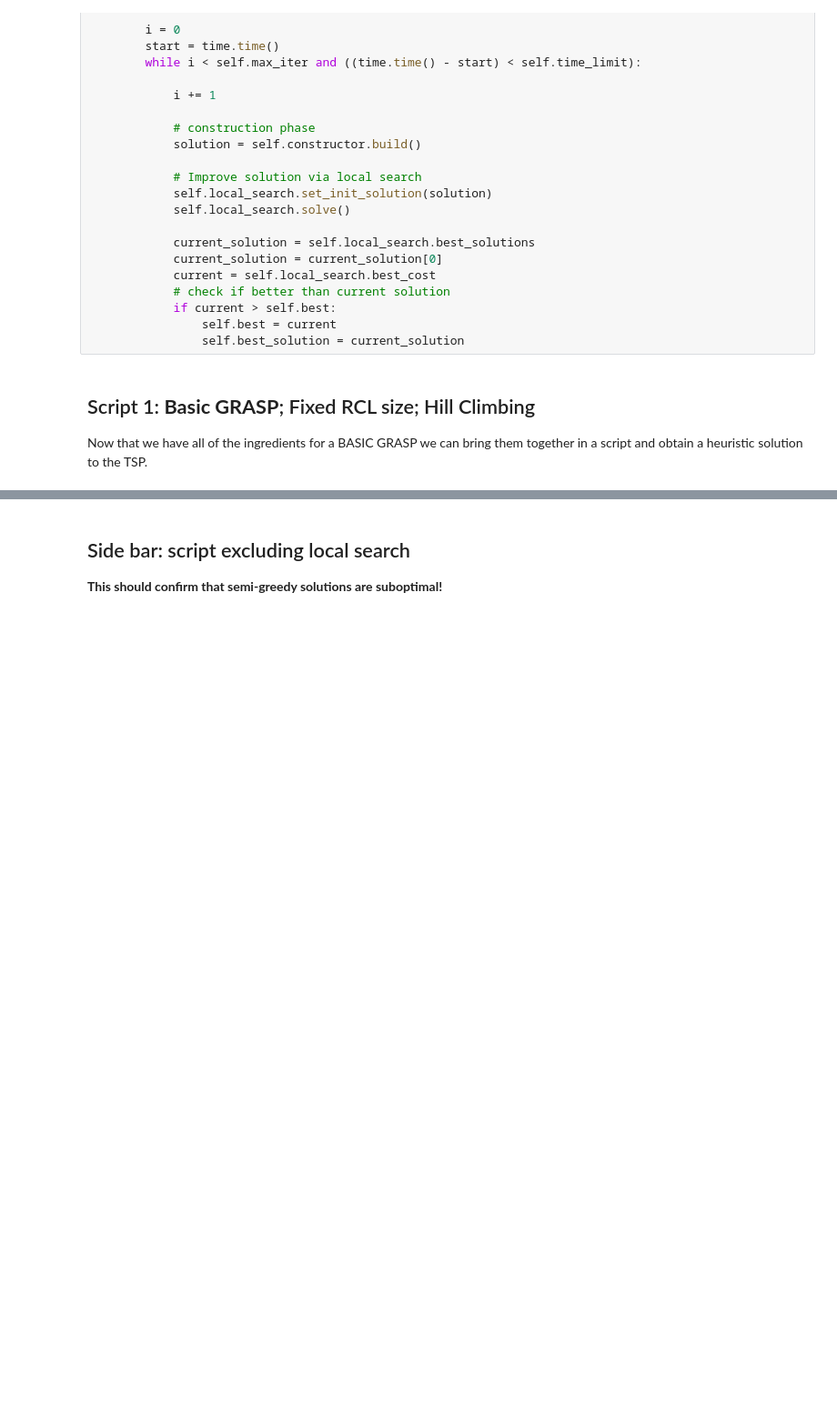
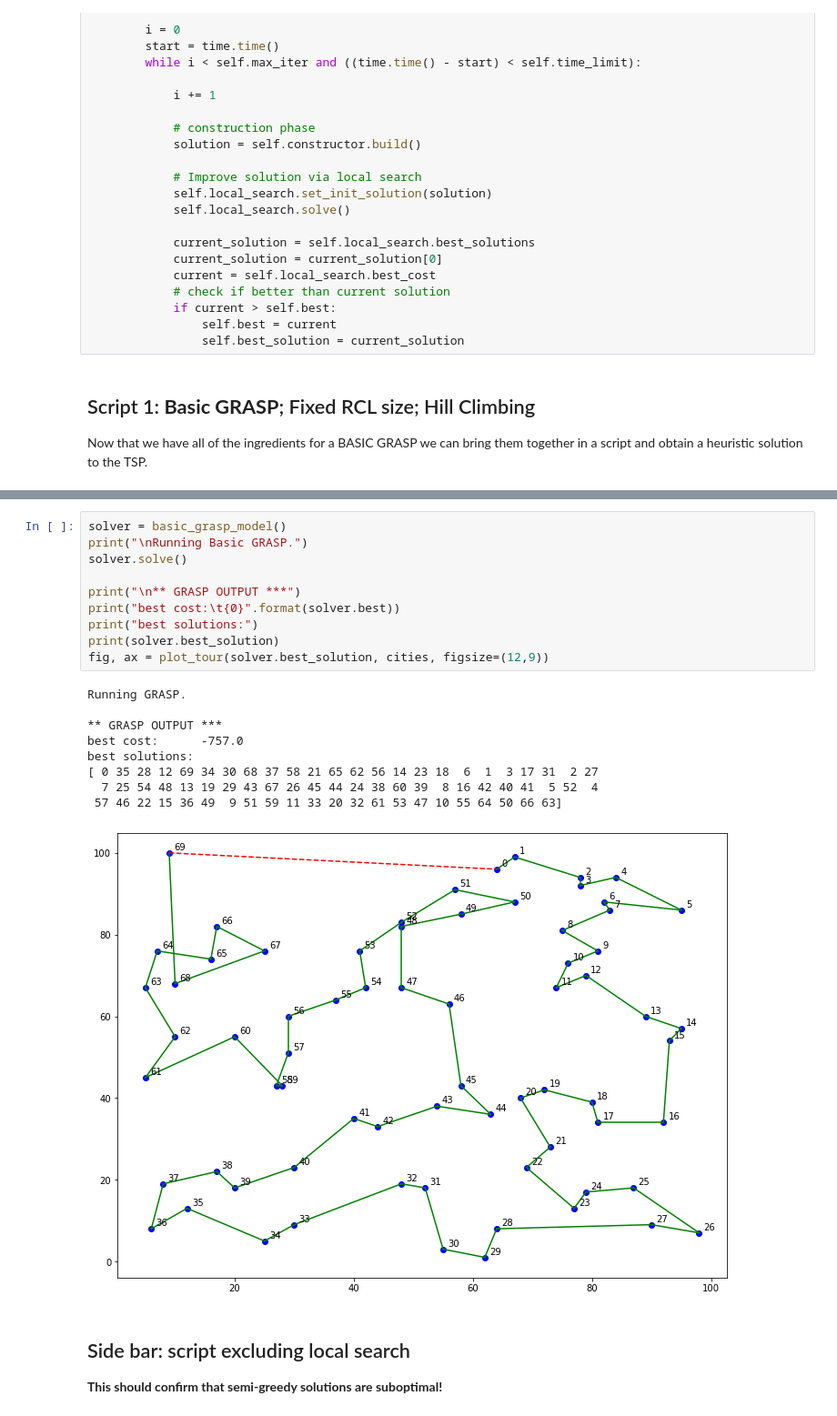
Before and after one commit to TomMonks/meta-py, a Jupyter notebook: grasp_notes.ipynb, the cells around one changed output, grey strips where cells are left out. Shown at 91% size. Cells and saved outputs as stored; diff of their text form; blank space fills up the shorter version.

```diff
--- a/grasp_notes.ipynb
+++ b/grasp_notes.ipynb
@@ -523,3 +510,23 @@ Wall time: 8.28 s
+# %%
+solver = basic_grasp_model()
+print("\nRunning Basic GRASP.")
+solver.solve()
+
+print("\n** GRASP OUTPUT ***")
+print("best cost:\t{0}".format(solver.best))
+print("best solutions:")
+print(solver.best_solution)
+fig, ax = plot_tour(solver.best_solution, cities, figsize=(12,9))
+# %% [output]
+Running GRASP.
+
+** GRASP OUTPUT ***
+best cost:      -757.0
+best solutions:
+[ 0 35 28 12 69 34 30 68 37 58 21 65 62 56 14 23 18  6  1  3 17 31  2 27
+  7 25 54 48 13 19 29 43 67 26 45 44 24 38 60 39  8 16 42 40 41  5 52  4
+ 57 46 22 15 36 49  9 51 59 11 33 20 32 61 53 47 10 55 64 50 66 63]
+[figure, added]
 # %% [markdown]
 ## Side bar: script excluding local search
 
```
Also changed, not shown: parts of 42 cells of this notebook.
